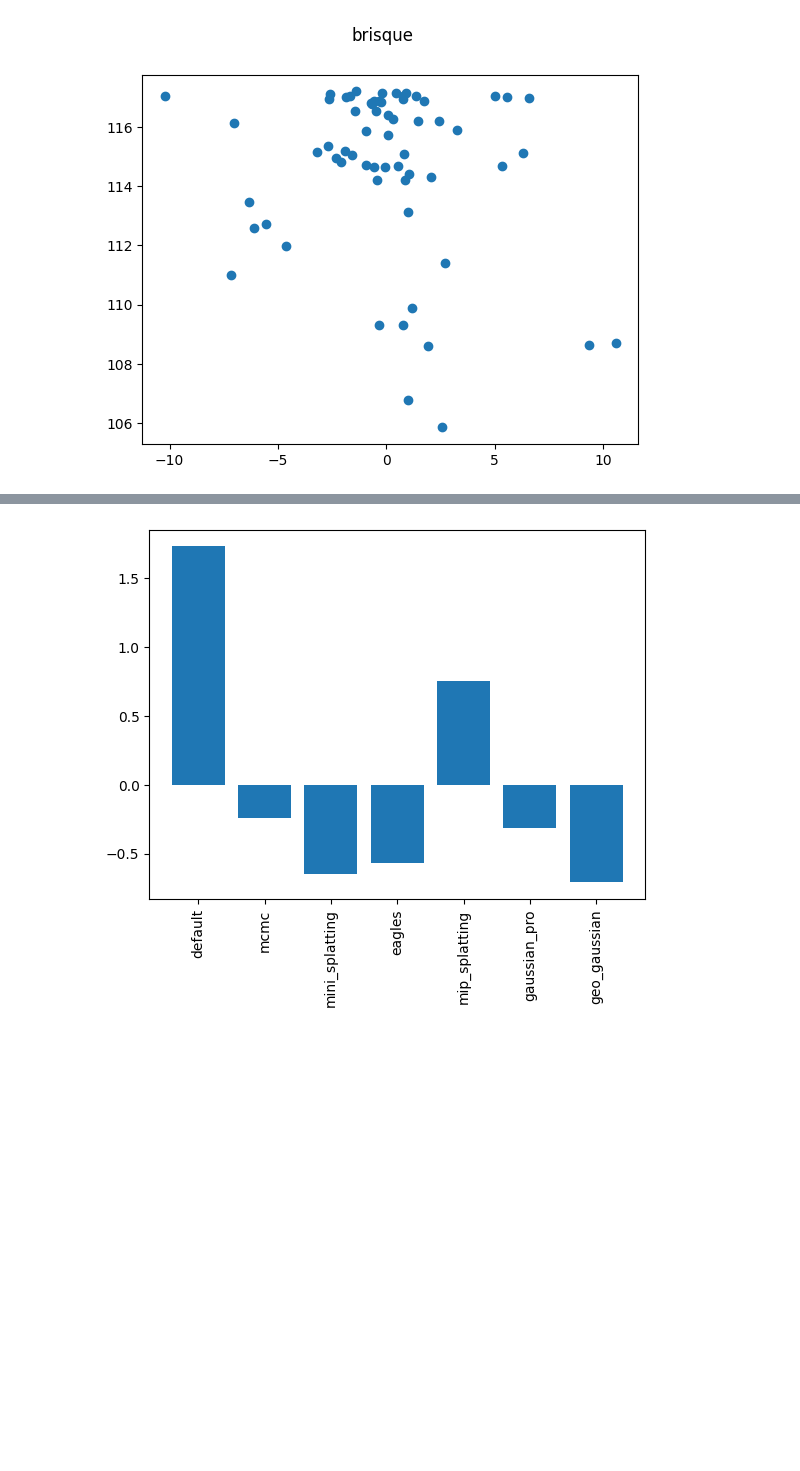
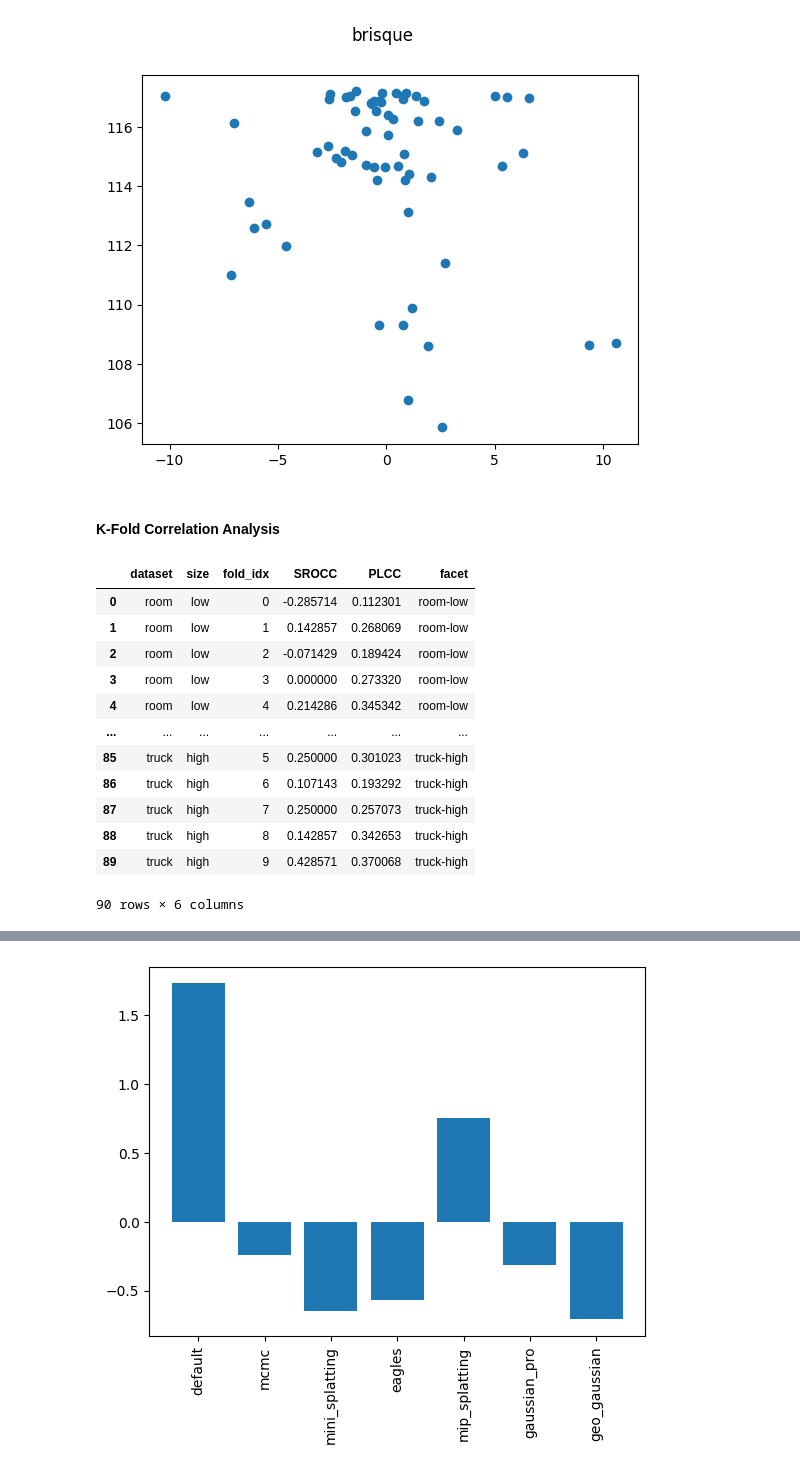
Before and after one commit to PaulErpen/final-data-analysis, a Jupyter notebook: joint-data-analysis.ipynb, the cells around one changed output, grey strips where cells are left out. Drawn from its saved outputs; the diff is of its cells as text; code cells hidden in the pictures; blank space fills up the shorter version.

```diff
--- a/joint-data-analysis.ipynb
+++ b/joint-data-analysis.ipynb
@@ -318,3 +318,5 @@ plot_quality_metric_against_jod("lpips")
 plot_quality_metric_against_jod("brisque")
 # %% [output]
 [figure]
+# %% [markdown]
+#### K-Fold Correlation Analysis
@@ -320,0 +373,17 @@ plot_quality_metric_against_jod("brisque")
+# %%
+df_cv_10["facet"] = df_cv_10[["dataset", "size"]].apply(lambda row: f"{row.iloc[0]}-{row.iloc[1]}", axis=1)
+df_cv_10
+# %% [output]
+|  | dataset | size | fold_idx | SROCC | PLCC | facet |
+| 0 | room | low | 0 | -0.285714 | 0.112301 | room-low |
+| 1 | room | low | 1 | 0.142857 | 0.268069 | room-low |
+| 2 | room | low | 2 | -0.071429 | 0.189424 | room-low |
+| 3 | room | low | 3 | 0.000000 | 0.273320 | room-low |
+| 4 | room | low | 4 | 0.214286 | 0.345342 | room-low |
+| ... | ... | ... | ... | ... | ... | ... |
+| 85 | truck | high | 5 | 0.250000 | 0.301023 | truck-high |
+| 86 | truck | high | 6 | 0.107143 | 0.193292 | truck-high |
+| 87 | truck | high | 7 | 0.250000 | 0.257073 | truck-high |
+| 88 | truck | high | 8 | 0.142857 | 0.342653 | truck-high |
+| 89 | truck | high | 9 | 0.428571 | 0.370068 | truck-high |
+90 rows × 6 columns
```
Also changed, not shown: parts of 5 cells of this notebook, 1 other file.
